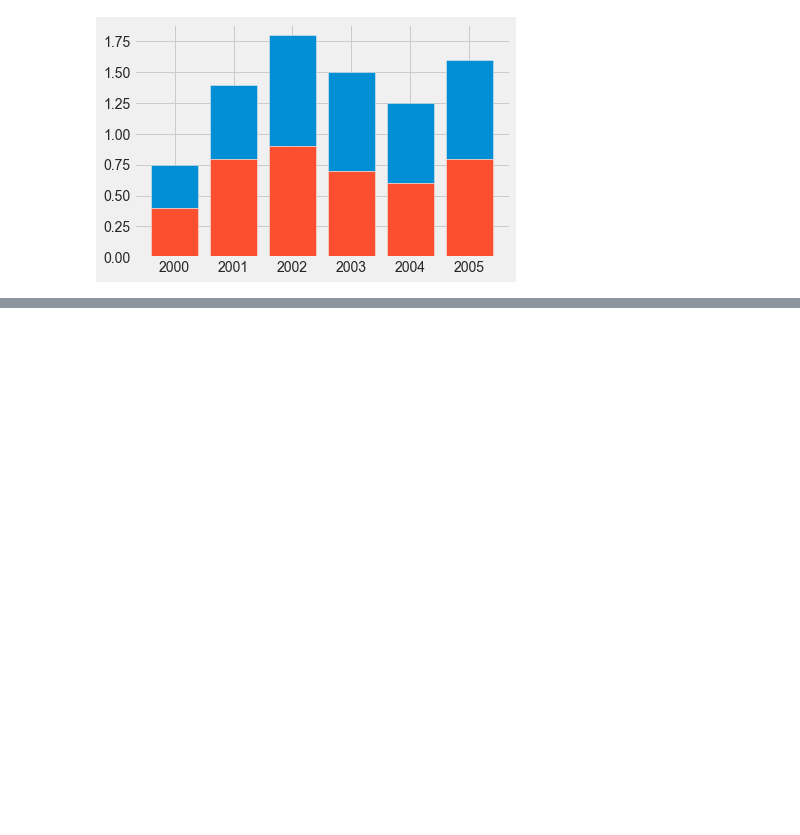
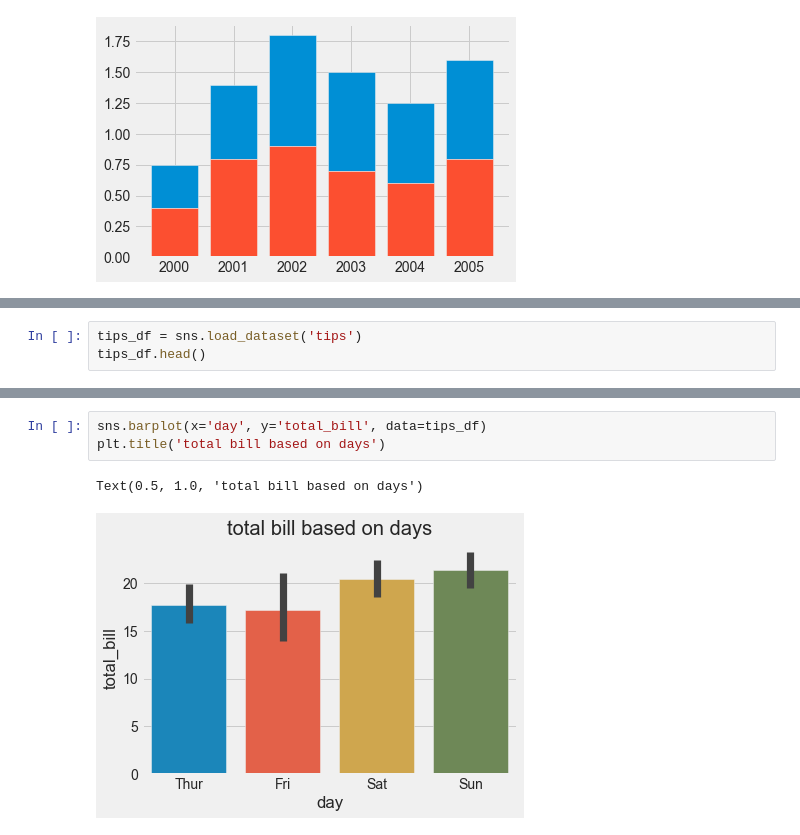
Before and after one commit to dajebbar/Jovian_Data_Analysis_with_python, a Jupyter notebook: Lesson_5_viz_with_matplotlib_and_seaborn/data-viz.ipynb, the cells around one changed output, grey strips where cells are left out. Drawn from its saved outputs; the diff is of its cells as text; blank space fills up the shorter version.

Commit message:
sns barplot

```diff
--- a/Lesson_5_viz_with_matplotlib_and_seaborn/data-viz.ipynb
+++ b/Lesson_5_viz_with_matplotlib_and_seaborn/data-viz.ipynb
@@ -372,0 +391,3 @@ plt.bar(years, oranges)
+# %%
+tips_df = sns.load_dataset('tips')
+tips_df.head()
@@ -372,0 +401,6 @@ plt.bar(years, oranges)
+# %%
+sns.barplot(x='day', y='total_bill', data=tips_df)
+plt.title('total bill based on days')
+# %% [output]
+Text(0.5, 1.0, 'total bill based on days')
+[figure, added]
```
Also changed, not shown: parts of 7 cells of this notebook.
